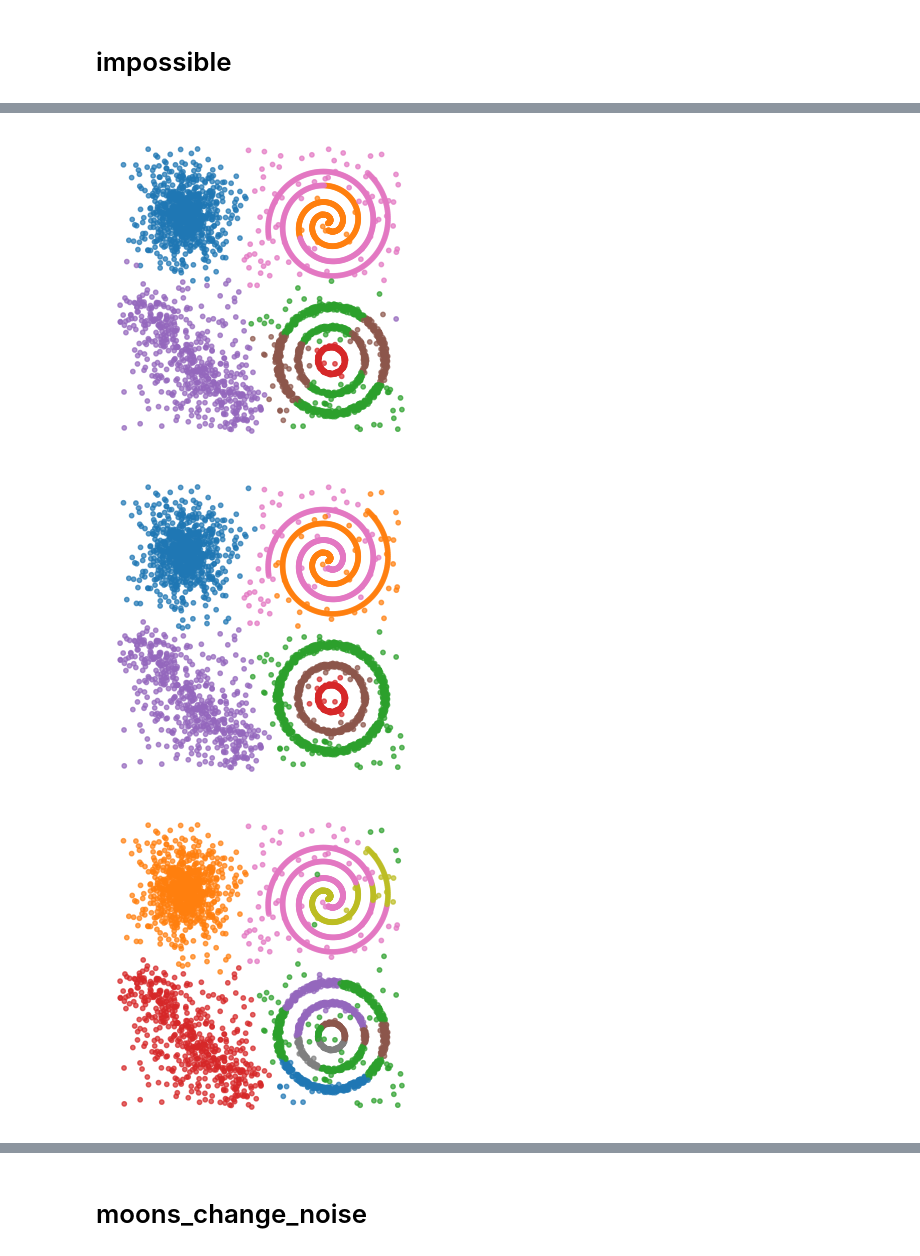
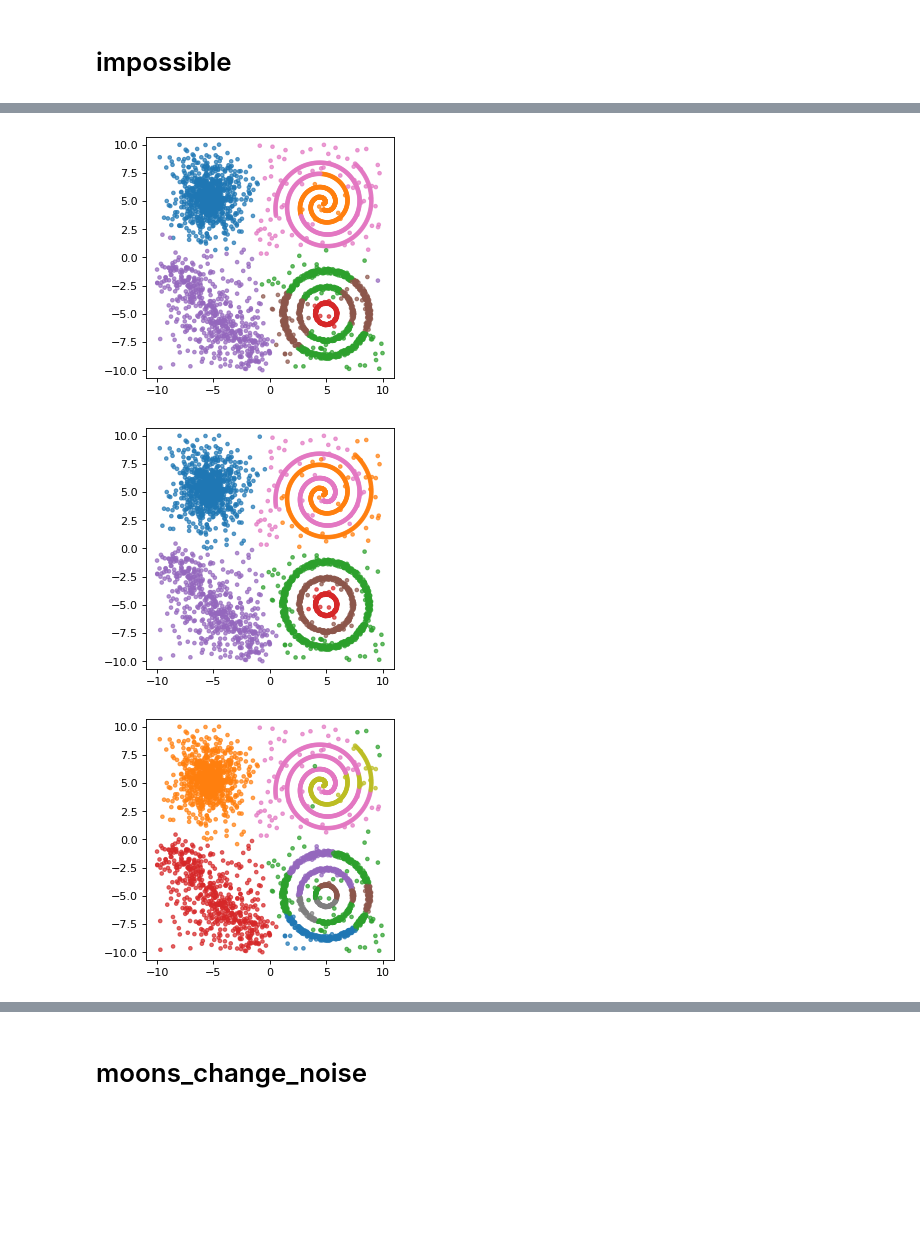
Before and after one commit to gaozhangyang/GIT, a Jupyter notebook: 3-Robustness/experiment_robustness.ipynb, the cells around one changed output, grey strips where cells are left out. Drawn from its saved outputs; the diff is of its cells as text; code cells hidden in the pictures; blank space fills up the shorter version.

```diff
--- a/3-Robustness/experiment_robustness.ipynb
+++ b/3-Robustness/experiment_robustness.ipynb
@@ -310,10 +250,10 @@ plot_tools.autoPlot(X,Y_pred,axis='off',svfile='./figs/moons_HDBSCAN.png',dpi=10
 # impossible
 # %%
 noise_level=10
-X_raw,Y_raw=DataLoader.load('impossible')
+X_raw, Y_raw = DataLoader(name='impossible', path='../datasets/toy_datasets').load()
 np.random.seed(2020)
 noise = np.random.rand(int(X_raw.shape[0]/100*noise_level),2)*20-10
 X = np.concatenate([X_raw,noise],axis=0)
 Y_true = np.concatenate([Y_raw,np.zeros(noise.shape[0])+Y_raw.max()+1],axis=0).astype(np.int)
-plot_tools.autoPlot(X,Y_true,axis='off',svfile='./figs/impossible_raw.png',dpi=100)
+autoPlot(X,Y_true)
 # %% [output]
@@ -321,29 +261,25 @@ plot_tools.autoPlot(X,Y_true,axis='off',svfile='./figs/impossible_raw.png',dpi=1
 # %%
 Y_pred = Spectacl(affinity="radius_neighbors", n_clusters=7, epsilon=5).fit_predict(X)
 Y_pred, Y_true = matchY(Y_pred,Y_true)
-plot_tools.autoPlot(X,Y_pred,axis='off',svfile='./figs/impossible_spectACL.png',dpi=100)
+autoPlot(X,Y_pred)
 # %% [output]
-[figure, old version]
+[figure, new version]
 # %%
-Y_pred,V,E_raw,X_extend,draw_tasks,final_cluster=api.GIT.fit(  X,
-              k=10,
-              target_ratio=[2, 2, 1, 1, 1, 1, 1],
-              plot=False,
-             )
+Y_pred = GIT(k=10,target_ratio=[2, 2, 1, 1, 1, 1, 1]).fit_predict(X)
 Y_pred, Y_true = matchY(Y_pred,Y_true)
 Y_pred[Y_pred==-2]=Y_pred.max()+1
-plot_tools.autoPlot(X,Y_pred,axis='off',svfile='./figs/impossible_GIT',dpi=100)
+autoPlot(X,Y_pred)
 # %% [output]
-[figure, old version]
+[figure, new version]
 # %%
 model = QuickshiftPP(k=15,beta=0.7)
 model.fit([X[i] for i in range(X.shape[0])])
 Y_pred = model.memberships
 Y_pred, Y_true = matchY(Y_pred,Y_true)
 Y_pred[Y_pred==-2]=Y_pred.max()+1
-plot_tools.autoPlot(X,Y_pred,axis='off',svfile='./figs/impossible_QuickshiftPP.png',dpi=100)
+autoPlot(X,Y_pred)
 # %% [output]
-[figure, old version]
+[figure, new version]
 # %%
 clusterer = hdbscan.HDBSCAN(min_cluster_size=50, min_samples=30)
 clusterer.fit(X)
```
Also changed, not shown: parts of 18 cells of this notebook, 12 other files.
